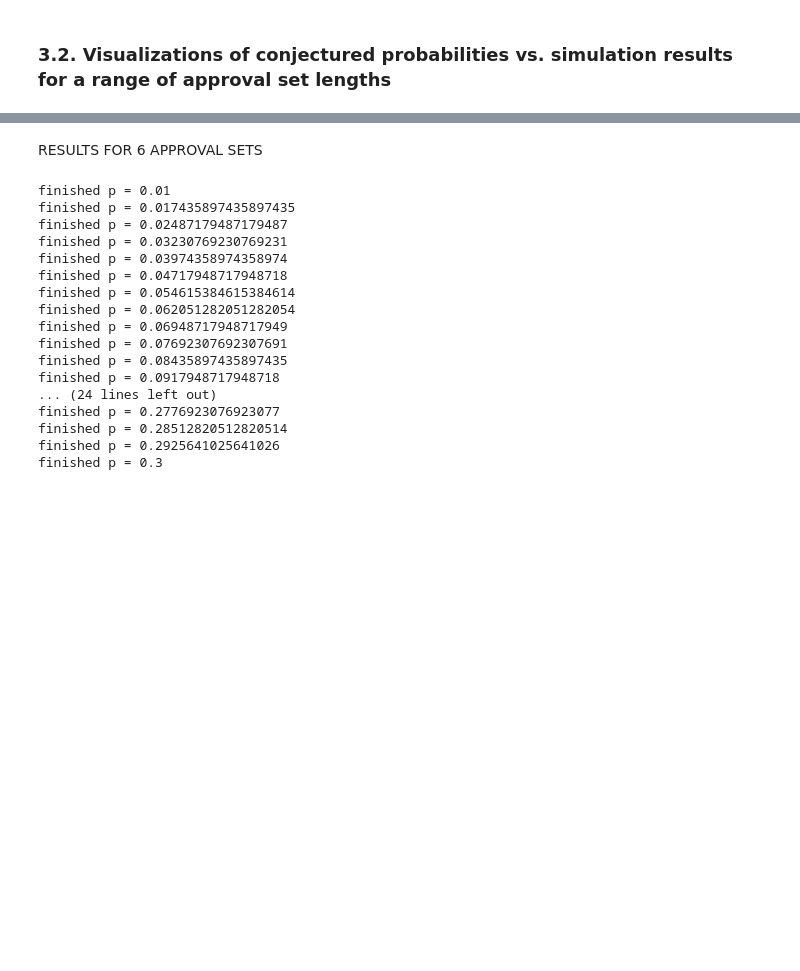
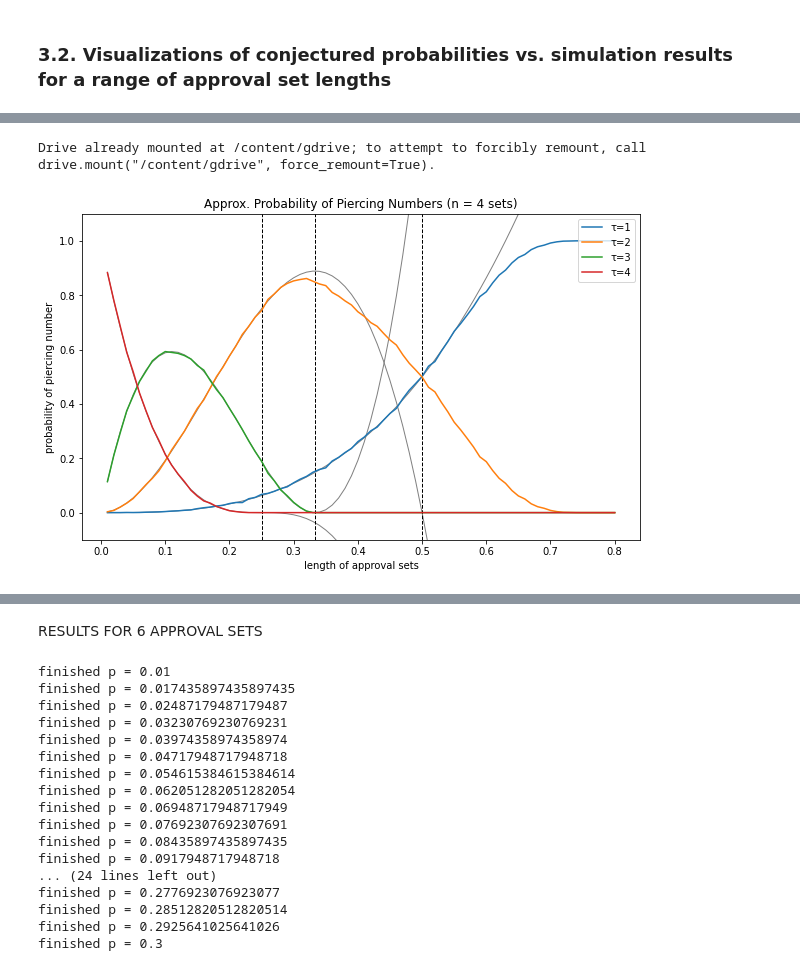
Before and after one commit to tiasondjaja/circular_societies, a Jupyter notebook: piercing_number_probabilities-Google_Colab.ipynb, the cells around one changed output, grey strips where cells are left out. Drawn from its saved outputs; the diff is of its cells as text; code cells hidden in the pictures; blank space fills up the shorter version.

```diff
--- a/piercing_number_probabilities-Google_Colab.ipynb
+++ b/piercing_number_probabilities-Google_Colab.ipynb
@@ -652,21 +878,21 @@ Conjecture says: -5.378240000000024e-05
 # %%
 # ---
-nSamples = 100 # number of times we sample
+nSamples = 500 # number of times we sample
 nSoc = 100 # number of randomly-generated societies, per sample
 maxTau = 6 # compute piercing num probability for each k = 1, ..., maxTau
 
-N = 6 # number of approval sets
+n = 10 # number of approval sets
 modulo = 1 # circumference of the circular society platform
 p = 0.1
 
 simulated_probs_all = np.zeros( (nSamples, maxTau) )
 
 for s in range(nSamples):
-  simulated_probs_all[s, : ], _ = computePiercingProbabilities(N, p, nSoc, maxTau)
+  simulated_probs_all[s, : ], _ = computePiercingProbabilities(n, p, nSoc, maxTau)
 
 conjectured_probs = np.zeros(maxTau)
 for i in range(maxTau):
-  conjectured_probs[i] = probConjecture(N, i+1, p)
+  conjectured_probs[i] = probConjecture(n, i+1, p)
 # %%
 pmax = 97.5
 pmin = 2.5
@@ -725 +933,12 @@ Conjecture says: 0.4921875
 Conjecture says: 0.27869183999999986
+# %%
+mean_simulated = np.zeros(maxTau)
+std_simulated = np.zeros(maxTau)
+percentile_of_conjectured_among_simulated = np.zeros(maxTau)
+
+for i in range(maxTau):
+  mean_simulated[i] = np.mean(simulated_probs_all[:,i])
+  std_simulated[i] = np.std(simulated_probs_all[:,i])
+  percentile_of_conjectured_among_simulated[i] = np.sum( simulated_probs_all[:,i] <= conjectured_probs[i])/500
+
+print(percentile_of_conjectured_among_simulated)
@@ -727,0 +951,11 @@ Conjecture says: 0.27869183999999986
+# %%
+numTau = 4
+numProbs = 80
+pvals4 = np.linspace(0.01, 0.8, numProbs)
+prob4 = np.zeros( (numProbs, numTau) )
+
+for r in range(numProbs):
+  prob4[r],_ = computePiercingProbabilities(4, pvals4[r], 10000, numTau)
+  print("finished p = "+str(pvals4[r]))
+
+prob4
@@ -727,0 +997,6 @@ Conjecture says: 0.27869183999999986
+# %%
+# mounting a google drive
+from google.colab import drive
+drive.mount('/content/gdrive')
+# %% [output]
+Drive already mounted at /content/gdrive; to attempt to forcibly remount, call drive.mount("/content/gdrive", force_remount=True).
@@ -727,0 +1005,15 @@ Conjecture says: 0.27869183999999986
+# %%
+conjectureVals = np.array([ [probConjecture(4, k, p) for k in range(1, numTau+1)] for p in pvals4 ])
+
+plt.figure(figsize=(10,6))
+plt.plot(pvals4, prob4, zorder=5)
+plt.plot(pvals4, conjectureVals, color="gray", linewidth=1, zorder=1)
+for v in [1/4, 1/3, 1/2]:
+  plt.axvline(x=v, color='k', linestyle='--', linewidth=1)
+plt.ylim((-0.1,1.1))
+plt.title("Approx. Probability of Piercing Numbers (n = 4 sets)")
+plt.xlabel("length of approval sets")
+plt.ylabel("probability of piercing number")
+plt.legend(["τ="+str(i) for i in range(1,numTau+1)], loc=1);
+# %% [output]
+[figure, added]
```
Also changed, not shown: parts of 21 cells of this notebook.
